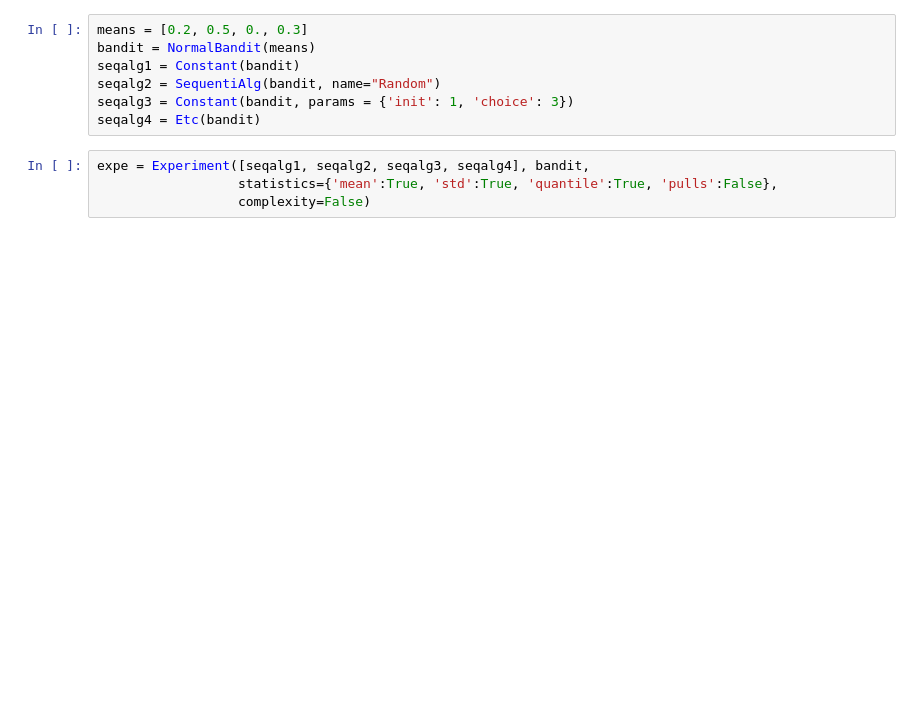
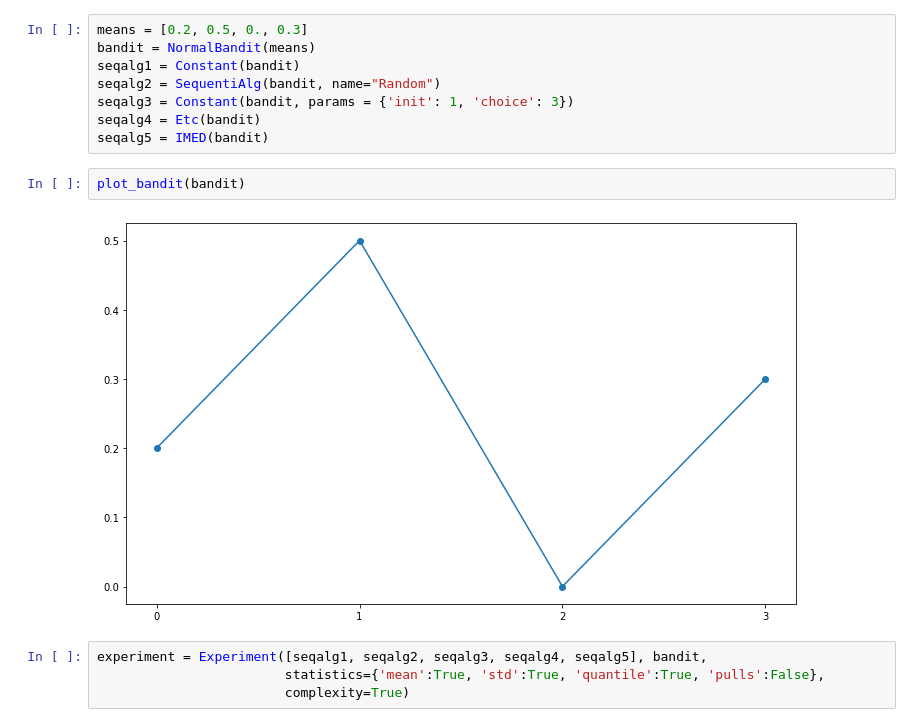
Before and after one commit to fabienpesquerel/forban, a Jupyter notebook: how_to.ipynb, the cells around one changed output. Cells and saved outputs as stored; diff of their text form; blank space fills up the shorter version.

```diff
--- a/how_to.ipynb
+++ b/how_to.ipynb
@@ -37,8 +52,13 @@ seqalg1 = Constant(bandit)
 seqalg2 = SequentiAlg(bandit, name="Random")
 seqalg3 = Constant(bandit, params = {'init': 1, 'choice': 3})
 seqalg4 = Etc(bandit)
+seqalg5 = IMED(bandit)
+# %%
+plot_bandit(bandit)
+# %% [output]
+[figure, added]
 # %%
-expe = Experiment([seqalg1, seqalg2, seqalg3, seqalg4], bandit,
-                  statistics={'mean':True, 'std':True, 'quantile':True, 'pulls':False},
-                  complexity=False)
+experiment = Experiment([seqalg1, seqalg2, seqalg3, seqalg4, seqalg5], bandit,
+                        statistics={'mean':True, 'std':True, 'quantile':True, 'pulls':False},
+                        complexity=True)
 # %%
```
Also changed, not shown: parts of 3 cells of this notebook, 5 other files.
